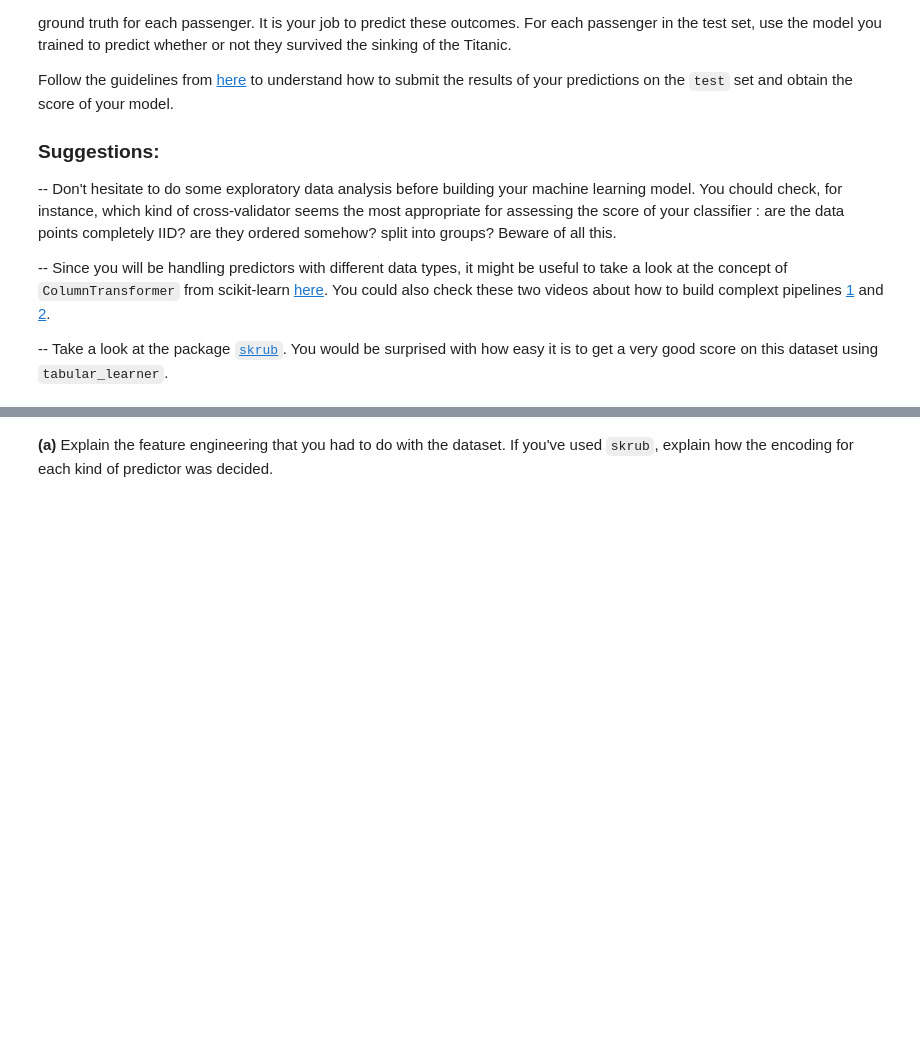
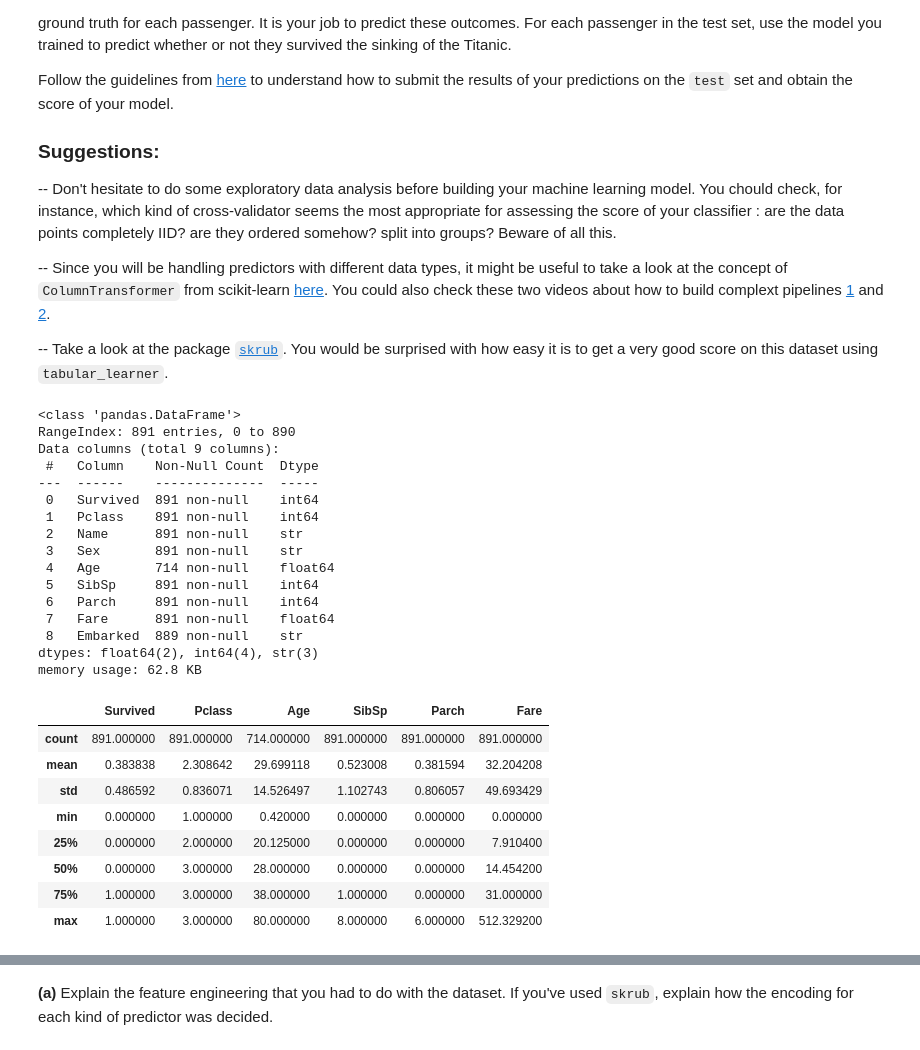
Before and after one commit to Macxsime/ISLA-reports-group32, a Jupyter notebook: TP3/TP3.ipynb, the cells around one changed output, grey strips where cells are left out. Drawn from its saved outputs; the diff is of its cells as text; code cells hidden in the pictures; blank space fills up the shorter version.

```diff
--- a/TP3/TP3.ipynb
+++ b/TP3/TP3.ipynb
@@ -277,3 +277,43 @@ Follow the guidelines from [here](https://www.kaggle.com/competitions/titanic/ov
 -- Since you will be handling predictors with different data types, it might be useful to take a look at the concept of `ColumnTransformer` from scikit-learn [here](https://scikit-learn.org/stable/modules/generated/sklearn.compose.ColumnTransformer.html). You could also check these two videos about how to build complext pipelines [1](https://www.youtube.com/watch?v=7TZ7j4HSzmE) and [2](https://www.youtube.com/watch?v=lhMqqauXtW0).
 
 -- Take a look at the package [`skrub`](https://skrub-data.org/stable/). You would be surprised with how easy it is to get a very good score on this dataset using `tabular_learner`.
+# %%
+import pandas as pd
+
+train_data = pd.read_csv('./titanic/train.csv')
+train_data.head()
+
+# First, before starting we can remark many things by looking at the data. To fit our model,
+# different features are not important for me at the beginning : PassengerId, Ticket, Cabin.
+
+train_data.drop(columns=['PassengerId', 'Ticket', 'Cabin'], inplace=True)
+train_data.head()
+train_data.info()
+
+train_data.describe()
+# %% [output]
+<class 'pandas.DataFrame'>
+RangeIndex: 891 entries, 0 to 890
+Data columns (total 9 columns):
+ #   Column    Non-Null Count  Dtype
+---  ------    --------------  -----
+ 0   Survived  891 non-null    int64
+ 1   Pclass    891 non-null    int64
+ 2   Name      891 non-null    str
+ 3   Sex       891 non-null    str
+ 4   Age       714 non-null    float64
+ 5   SibSp     891 non-null    int64
+ 6   Parch     891 non-null    int64
+ 7   Fare      891 non-null    float64
+ 8   Embarked  889 non-null    str
+dtypes: float64(2), int64(4), str(3)
+memory usage: 62.8 KB
+|  | Survived | Pclass | Age | SibSp | Parch | Fare |
+| count | 891.000000 | 891.000000 | 714.000000 | 891.000000 | 891.000000 | 891.000000 |
+| mean | 0.383838 | 2.308642 | 29.699118 | 0.523008 | 0.381594 | 32.204208 |
+| std | 0.486592 | 0.836071 | 14.526497 | 1.102743 | 0.806057 | 49.693429 |
+| min | 0.000000 | 1.000000 | 0.420000 | 0.000000 | 0.000000 | 0.000000 |
+| 25% | 0.000000 | 2.000000 | 20.125000 | 0.000000 | 0.000000 | 7.910400 |
+| 50% | 0.000000 | 3.000000 | 28.000000 | 0.000000 | 0.000000 | 14.454200 |
+| 75% | 1.000000 | 3.000000 | 38.000000 | 1.000000 | 0.000000 | 31.000000 |
+| max | 1.000000 | 3.000000 | 80.000000 | 8.000000 | 6.000000 | 512.329200 |
```
Also changed, not shown: parts of 18 cells of this notebook, 1 other file.
